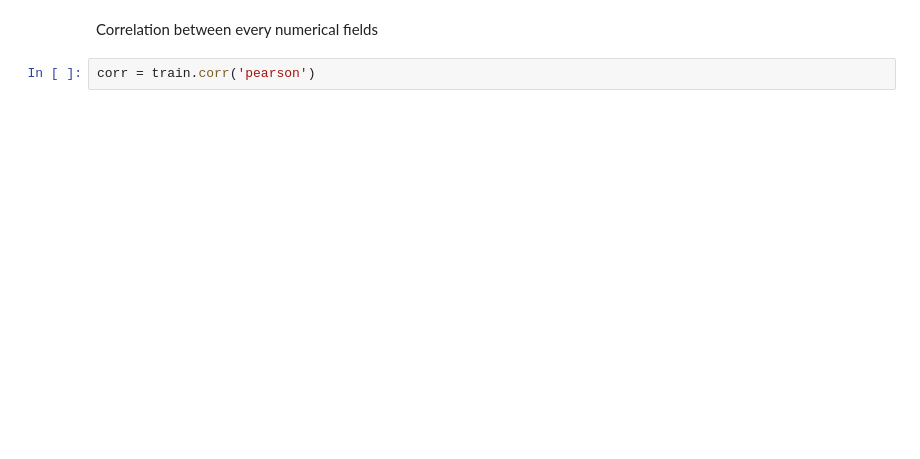
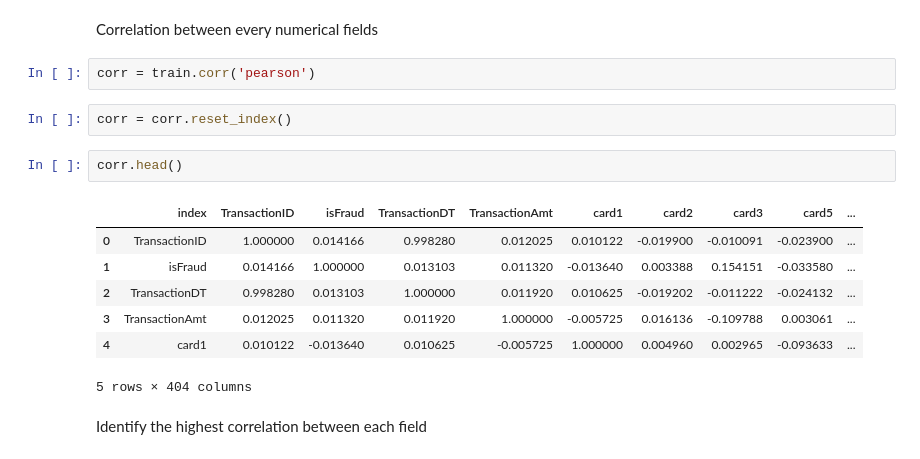
Before and after one commit to MinghaoLyu/Ryerson-Capstone-Project, a Jupyter notebook: capstone.ipynb, the cells around one changed output. Cells and saved outputs as stored; diff of their text form; blank space fills up the shorter version.

```diff
--- a/capstone.ipynb
+++ b/capstone.ipynb
@@ -129,3 +146,17 @@ DeviceInfo 1786
 Correlation between every numerical fields
 # %%
 corr = train.corr('pearson')
+# %%
+corr = corr.reset_index()
+# %%
+corr.head()
+# %% [output]
+|  | index | TransactionID | isFraud | TransactionDT | TransactionAmt | card1 | card2 | card3 | card5 | ... |
+| 0 | TransactionID | 1.000000 | 0.014166 | 0.998280 | 0.012025 | 0.010122 | -0.019900 | -0.010091 | -0.023900 | ... |
+| 1 | isFraud | 0.014166 | 1.000000 | 0.013103 | 0.011320 | -0.013640 | 0.003388 | 0.154151 | -0.033580 | ... |
+| 2 | TransactionDT | 0.998280 | 0.013103 | 1.000000 | 0.011920 | 0.010625 | -0.019202 | -0.011222 | -0.024132 | ... |
+| 3 | TransactionAmt | 0.012025 | 0.011320 | 0.011920 | 1.000000 | -0.005725 | 0.016136 | -0.109788 | 0.003061 | ... |
+| 4 | card1 | 0.010122 | -0.013640 | 0.010625 | -0.005725 | 1.000000 | 0.004960 | 0.002965 | -0.093633 | ... |
+5 rows × 404 columns
+# %% [markdown]
+Identify the highest correlation between each field
```
Also changed, not shown: parts of 13 cells of this notebook.
